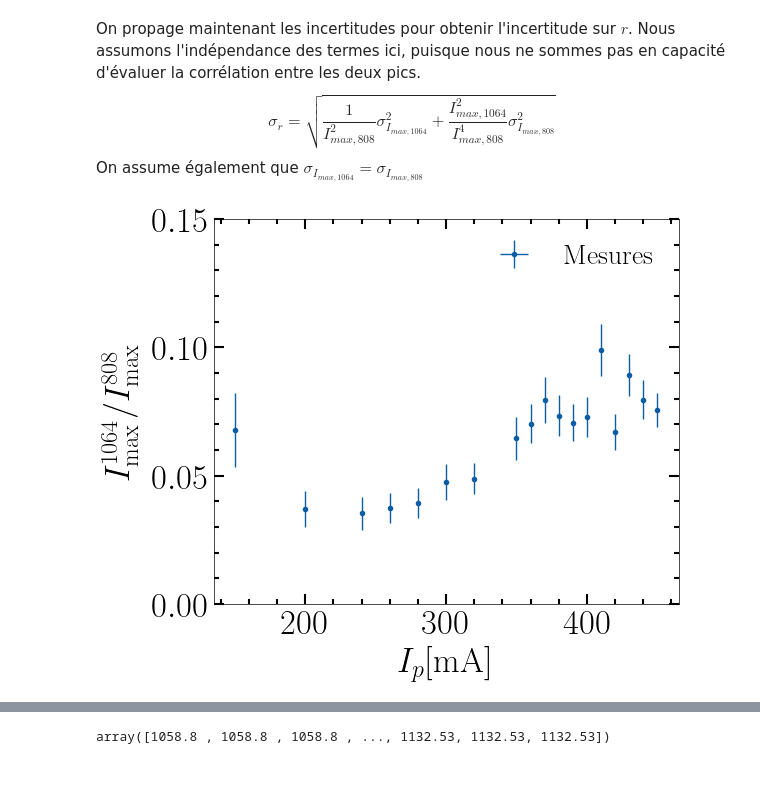
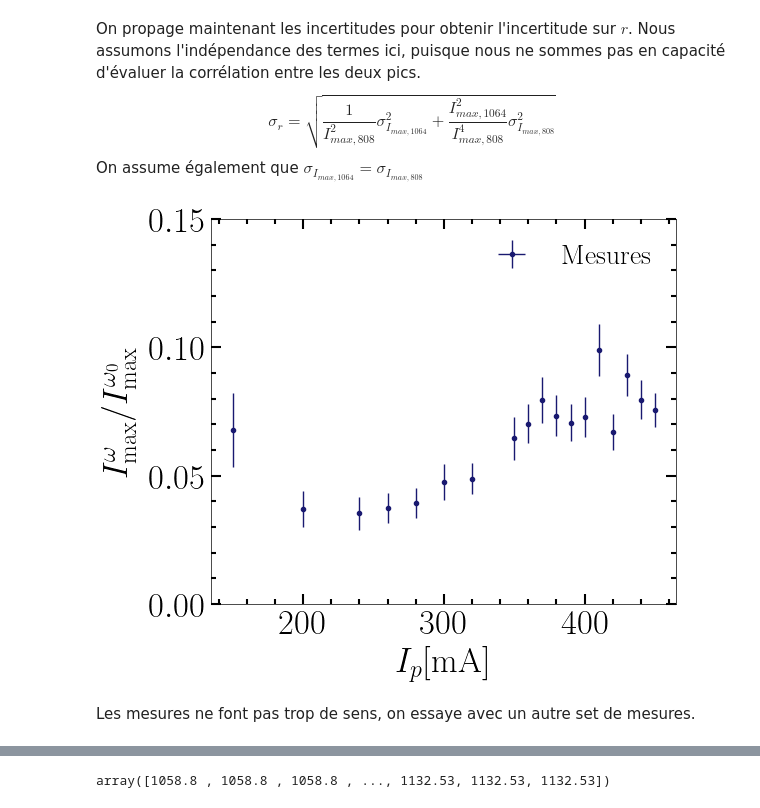
Before and after one commit to EnceladeCandy/phy3040, a Jupyter notebook: notebooks/optique_non_lineaire.ipynb, the cells around one changed output, grey strips where cells are left out. Drawn from its saved outputs; the diff is of its cells as text; code cells hidden in the pictures; blank space fills up the shorter version.

```diff
--- a/notebooks/optique_non_lineaire.ipynb
+++ b/notebooks/optique_non_lineaire.ipynb
@@ -32,7 +32,7 @@ params = {
 plt.rcParams.update(params)
 plt.style.use('science')
 
-figure_folder = 'C://Users//noedi//Desktop//lab_optique//data//optique_non_lineaire'
+figure_folder = 'C://Users//Admin//Desktop//lab_optique//data//optique_non_lineaire'
 # %% [markdown]
 ## Semaine 1:
 
@@ -704,14 +704,16 @@ sigma_r = np.array(std)
 # %%
 fig, axs = plt.subplots(1, 1, figsize = (6, 5))
 
 ax = axs
-ax.errorbar(Ip, rapport, fmt = ".", xerr = sigma_Ip, yerr = sigma_r, label = 'Mesures')
+ax.errorbar(Ip, rapport, fmt = ".", xerr = sigma_Ip, yerr = sigma_r, label = 'Mesures', color = 'midnightblue')
 
 ax.set(xlabel = r"$I_{p}$[mA]", ylim = (0, 0.15))
-ax.set_ylabel(r"$I_{\mathrm{max}}^{1064}/I_{\mathrm{max}}^{808}$", labelpad = 10)
+ax.set_ylabel(r"$I_{\mathrm{max}}^{\omega}/I_{\mathrm{max}}^{\omega_0}$", labelpad = 10)
 ax.tick_params(which = 'major', axis = 'both', length = 7, width = 1.5)
 ax.tick_params(which = 'minor', axis = 'both', length = 3.5, width = 1.5)
 ax.legend()
 plt.savefig(os.path.join(figure_folder, 'figure_rapport.pdf'), bbox_inches = 'tight')
 # %% [output]
-[figure, old version]
+[figure, new version]
+# %% [markdown]
+Les mesures ne font pas trop de sens, on essaye avec un autre set de mesures.
```
Also changed, not shown: parts of 34 cells of this notebook.
